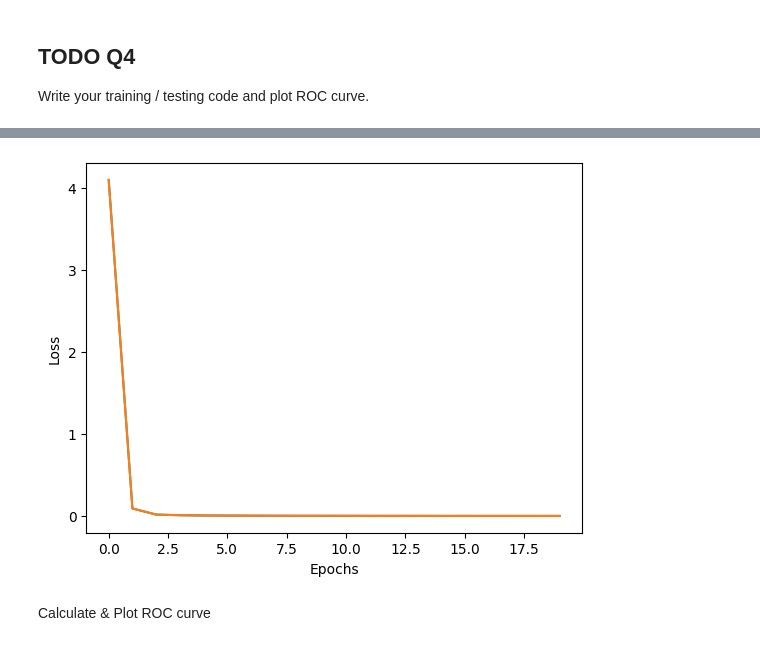
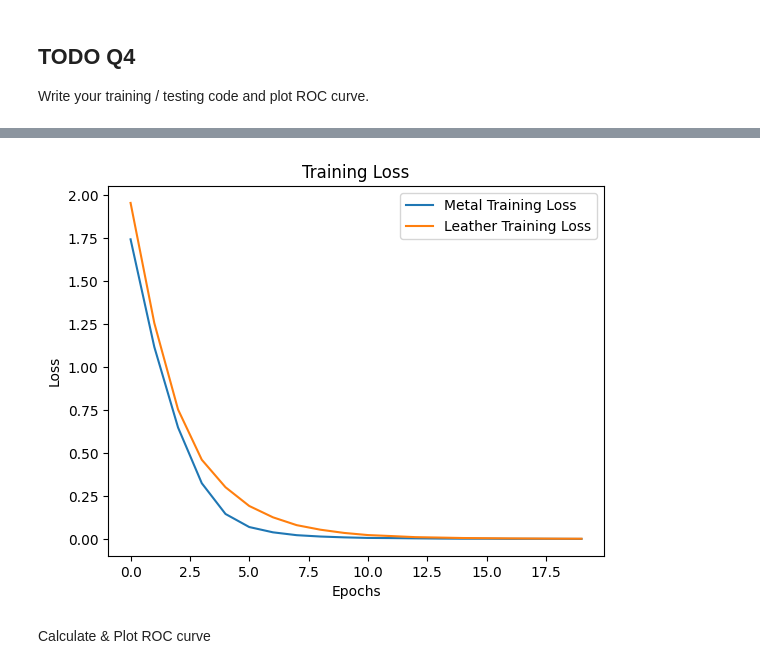
Before and after one commit to huiyuiui/AnomalyDetectionHw, a Jupyter notebook: Hw3/Homework 3.ipynb, the cells around one changed output, grey strips where cells are left out. Saved outputs shown, nothing was run; the diff lists cells and outputs as text; code cells hidden in the pictures.

```diff
--- a/Hw3/Homework 3.ipynb
+++ b/Hw3/Homework 3.ipynb
@@ -293,7 +293,7 @@ class Discriminator_1(nn.Module):
     def __init__(self, in_channel):
         super(Discriminator_1, self).__init__()
         self.in_channel = in_channel
-        self.mid_channel = 512
+        self.mid_channel = 1024
         self.body = nn.Sequential(
             nn.Linear(self.in_channel, self.mid_channel),
             nn.BatchNorm1d(self.mid_channel),
@@ -311,13 +311,16 @@ class Discriminator_2(nn.Module):
     def __init__(self, in_channel):
         super(Discriminator_2, self).__init__()
         self.in_channel = in_channel
-        self.mid_channel = 1024
+        self.mid_channel = 512
         self.body = nn.Sequential(
             nn.Linear(self.in_channel, self.mid_channel),
             nn.BatchNorm1d(self.mid_channel),
             nn.GELU()
         )
-        self.tail = nn.Linear(self.mid_channel, 1, bias=False)
+        self.tail = nn.Sequential(
+            nn.Linear(self.mid_channel, 1, bias=False),
+            nn.Sigmoid()
+        )
 
     def forward(self, x):
         x = self.body(x)
@@ -487,8 +489,8 @@ def plot_roc_auc(fpr, tpr, roc_auc, class_name):
 Setup learning rate, total epoch, layers to used, SimpleNet and optimizer for both class.
 # %%
 # Create datasets for both classes
-dataset_train_metal = MVTecDataset(class_name="metal_nut", is_train=True, few_shot=196)
-dataset_train_leather = MVTecDataset(class_name="leather", is_train=True, few_shot=196)
+dataset_train_metal = MVTecDataset(class_name="metal_nut", is_train=True, few_shot=32)
+dataset_train_leather = MVTecDataset(class_name="leather", is_train=True, few_shot=32)
 dataset_test_metal = MVTecDataset(class_name="metal_nut", is_train=False)
 dataset_test_leather = MVTecDataset(class_name="leather", is_train=False)
 # %% [output]
@@ -572,14 +574,17 @@ Leather loss: 0.0022386901546269655
 # %%
 # Plot Loss Curve
 loss_metal_array = [loss.cpu().detach().numpy() if isinstance(loss, torch.Tensor) else loss for loss in loss_metal_list]
 loss_leather_array = [loss.cpu().detach().numpy() if isinstance(loss, torch.Tensor) else loss for loss in loss_leather_list]
-plt.plot(range(epochs), loss_metal_array, label="Metal Training Loss")
-plt.plot(range(epochs), loss_metal_array, label="Leather Training Loss")
+plt.figure()
+plt.plot(loss_metal_array, label="Metal Training Loss")
+plt.plot(loss_leather_array, label="Leather Training Loss")
 plt.xlabel("Epochs")
 plt.ylabel("Loss")
+plt.title("Training Loss")
+plt.legend(loc='upper right')
 plt.show()
 # %% [output]
-[figure, old version]
+[figure, new version]
 # %% [markdown]
 Calculate & Plot ROC curve
 # %%
```
Also changed, not shown: parts of 29 cells of this notebook.
